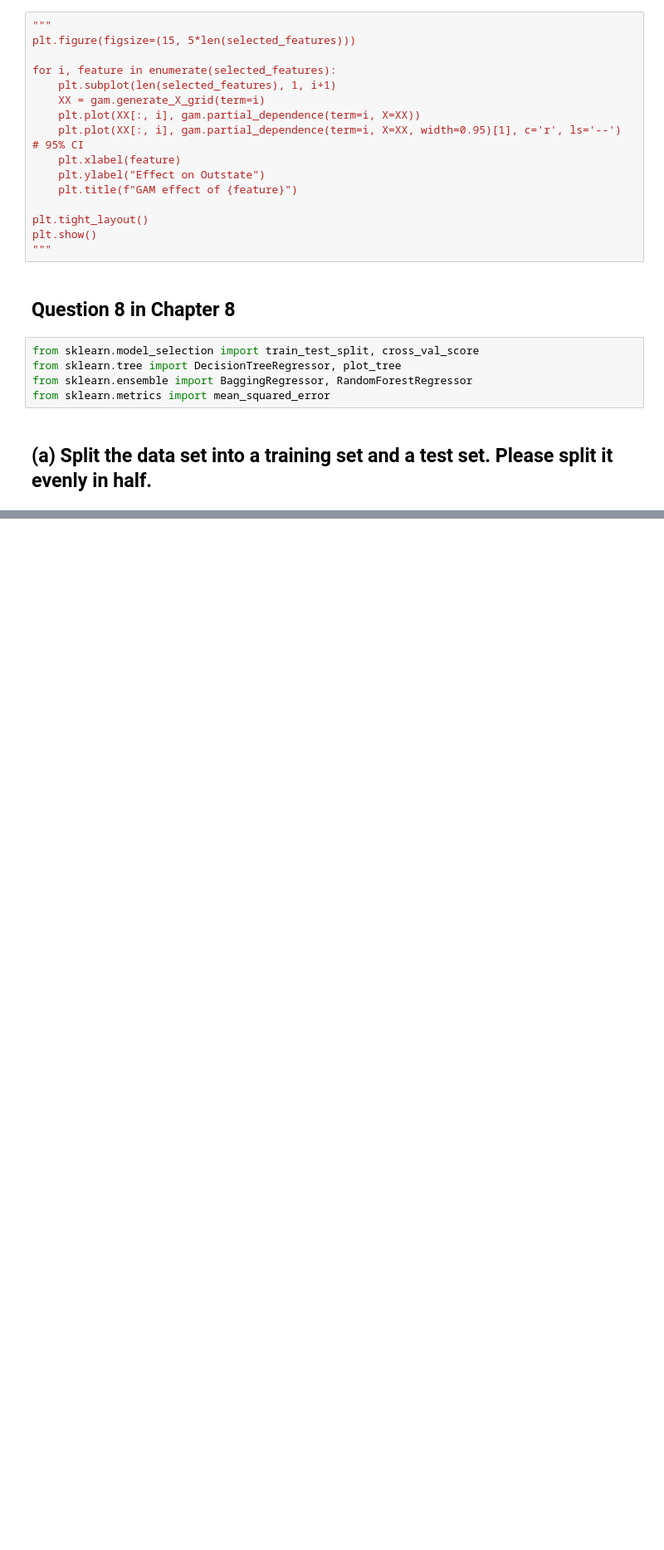
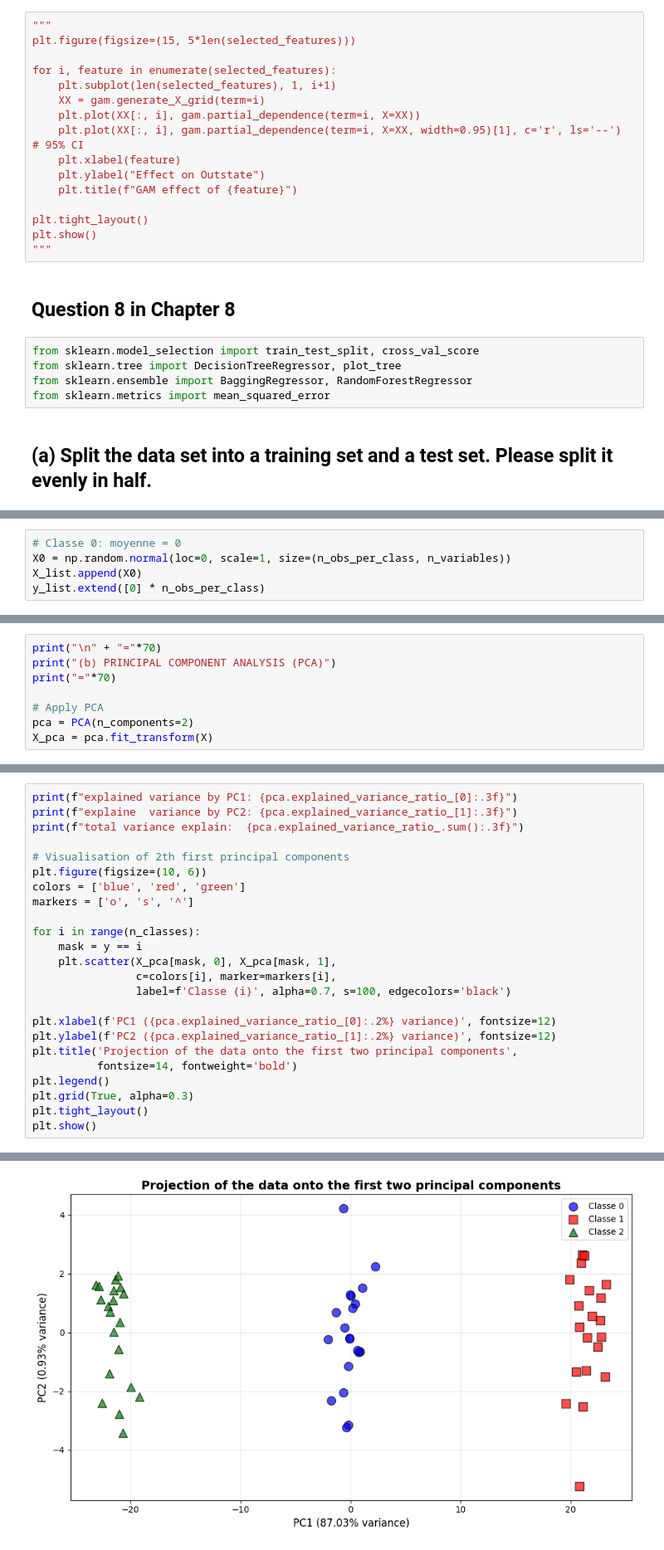
Before and after one commit to lekoundanmgedeon/machinelearning-islp, a Jupyter notebook: assignements/A2_ML/A2_ml.ipynb, the cells around one changed output, grey strips where cells are left out. Shown at 83% size. Drawn from its saved outputs; the diff is of its cells as text; blank space fills up the shorter version.

```diff
--- a/assignements/A2_ML/A2_ml.ipynb
+++ b/assignements/A2_ML/A2_ml.ipynb
@@ -1338,0 +1291,5 @@ NotFittedError: This DecisionTreeRegressor instance is not fitted yet. Call 'fit
+# %%
+# Classe 0: moyenne = 0
+X0 = np.random.normal(loc=0, scale=1, size=(n_obs_per_class, n_variables))
+X_list.append(X0)
+y_list.extend([0] * n_obs_per_class)
@@ -1338,0 +1325,8 @@ NotFittedError: This DecisionTreeRegressor instance is not fitted yet. Call 'fit
+# %%
+print("\n" + "="*70)
+print("(b) PRINCIPAL COMPONENT ANALYSIS (PCA)")
+print("="*70)
+
+# Apply PCA
+pca = PCA(n_components=2)
+X_pca = pca.fit_transform(X)
@@ -1338,0 +1337,25 @@ NotFittedError: This DecisionTreeRegressor instance is not fitted yet. Call 'fit
+# %%
+print(f"explained variance by PC1: {pca.explained_variance_ratio_[0]:.3f}")
+print(f"explaine  variance by PC2: {pca.explained_variance_ratio_[1]:.3f}")
+print(f"total variance explain:  {pca.explained_variance_ratio_.sum():.3f}")
+
+# Visualisation of 2th first principal components
+plt.figure(figsize=(10, 6))
+colors = ['blue', 'red', 'green']
+markers = ['o', 's', '^']
+
+for i in range(n_classes):
+    mask = y == i
+    plt.scatter(X_pca[mask, 0], X_pca[mask, 1],
+                c=colors[i], marker=markers[i],
+                label=f'Classe {i}', alpha=0.7, s=100, edgecolors='black')
+
+plt.xlabel(f'PC1 ({pca.explained_variance_ratio_[0]:.2%} variance)', fontsize=12)
+plt.ylabel(f'PC2 ({pca.explained_variance_ratio_[1]:.2%} variance)', fontsize=12)
+plt.title('Projection of the data onto the first two principal components',
+          fontsize=14, fontweight='bold')
+plt.legend()
+plt.grid(True, alpha=0.3)
+plt.tight_layout()
+plt.show()
+# %% [output]
@@ -1338,0 +1365 @@ NotFittedError: This DecisionTreeRegressor instance is not fitted yet. Call 'fit
+[figure, added]
```
Also changed, not shown: parts of 110 cells of this notebook.
